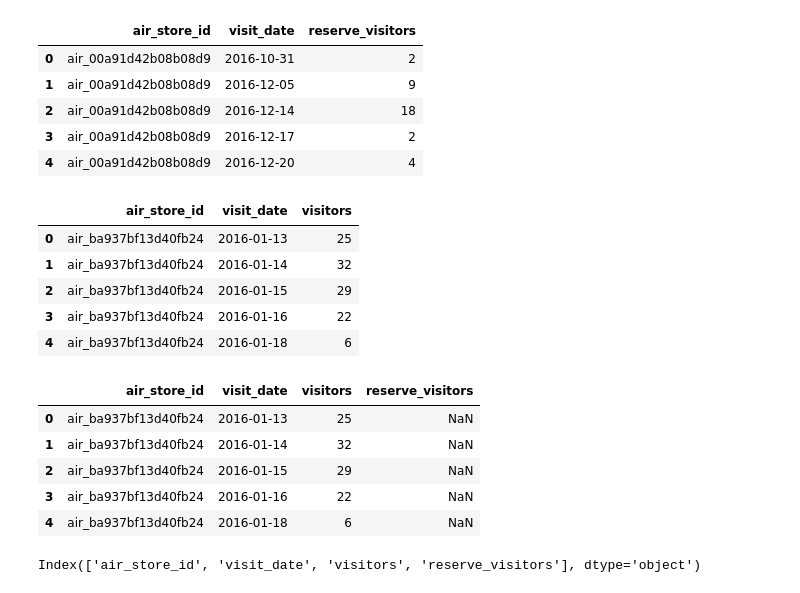
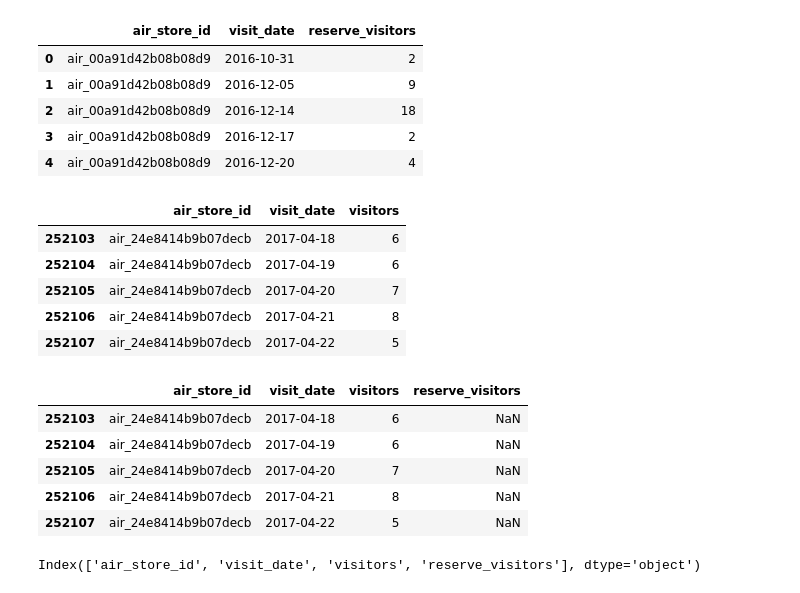
Before and after one commit to selectfromwhere/Restaurant_Visitor_Forecasting, a Jupyter notebook: check_data.ipynb, the cells around one changed output. Cells and saved outputs as stored; diff of their text form; code cells hidden in the pictures.

```diff
--- a/check_data.ipynb
+++ b/check_data.ipynb
@@ -782,25 +784,25 @@ air_reserve_df.head()
 # %%
 #  訪問データを読み込み
 air_visit_df = pd.read_csv('Data/csv/air_visit_data.csv')
-air_visit_df.head()
+air_visit_df.tail()
 # %% [output]
 |  | air_store_id | visit_date | visitors |
-| 0 | air_ba937bf13d40fb24 | 2016-01-13 | 25 |
-| 1 | air_ba937bf13d40fb24 | 2016-01-14 | 32 |
-| 2 | air_ba937bf13d40fb24 | 2016-01-15 | 29 |
-| 3 | air_ba937bf13d40fb24 | 2016-01-16 | 22 |
-| 4 | air_ba937bf13d40fb24 | 2016-01-18 | 6 |
+| 252103 | air_24e8414b9b07decb | 2017-04-18 | 6 |
+| 252104 | air_24e8414b9b07decb | 2017-04-19 | 6 |
+| 252105 | air_24e8414b9b07decb | 2017-04-20 | 7 |
+| 252106 | air_24e8414b9b07decb | 2017-04-21 | 8 |
+| 252107 | air_24e8414b9b07decb | 2017-04-22 | 5 |
 # %%
 # 訪問データに予約データを結合
 air_df = pd.merge(air_visit_df,air_reserve_df,on=['air_store_id','visit_date'],how='left')
-air_df.head()
+air_df.tail()
 # %% [output]
 |  | air_store_id | visit_date | visitors | reserve_visitors |
-| 0 | air_ba937bf13d40fb24 | 2016-01-13 | 25 | NaN |
-| 1 | air_ba937bf13d40fb24 | 2016-01-14 | 32 | NaN |
-| 2 | air_ba937bf13d40fb24 | 2016-01-15 | 29 | NaN |
-| 3 | air_ba937bf13d40fb24 | 2016-01-16 | 22 | NaN |
-| 4 | air_ba937bf13d40fb24 | 2016-01-18 | 6 | NaN |
+| 252103 | air_24e8414b9b07decb | 2017-04-18 | 6 | NaN |
+| 252104 | air_24e8414b9b07decb | 2017-04-19 | 6 | NaN |
+| 252105 | air_24e8414b9b07decb | 2017-04-20 | 7 | NaN |
+| 252106 | air_24e8414b9b07decb | 2017-04-21 | 8 | NaN |
+| 252107 | air_24e8414b9b07decb | 2017-04-22 | 5 | NaN |
 # %%
 air_df.columns
 # %% [output]
```
Also changed, not shown: parts of 12 cells of this notebook.
